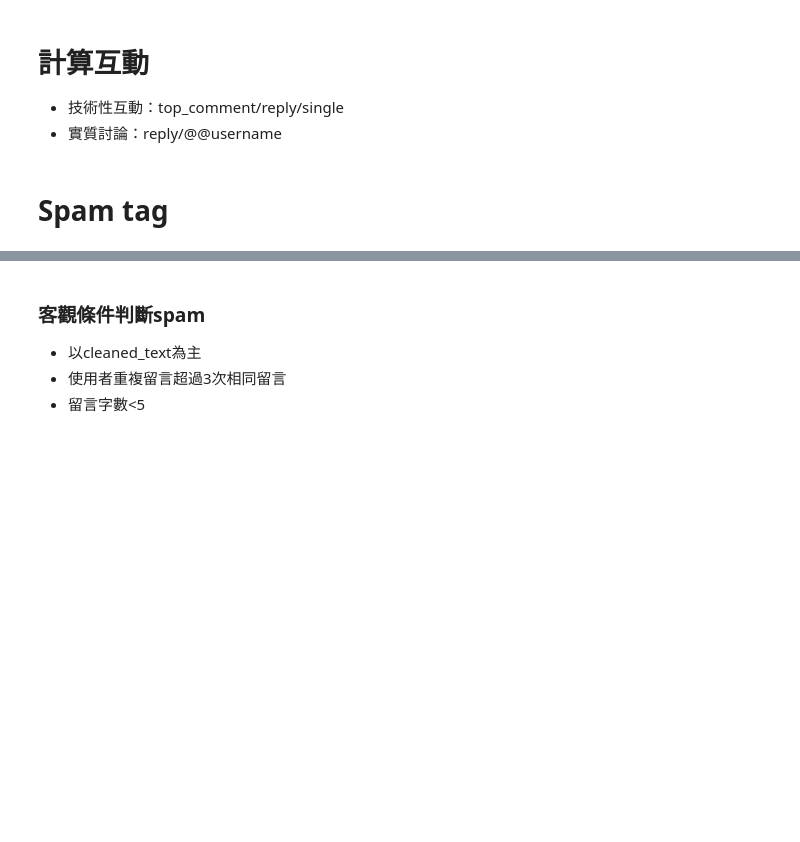
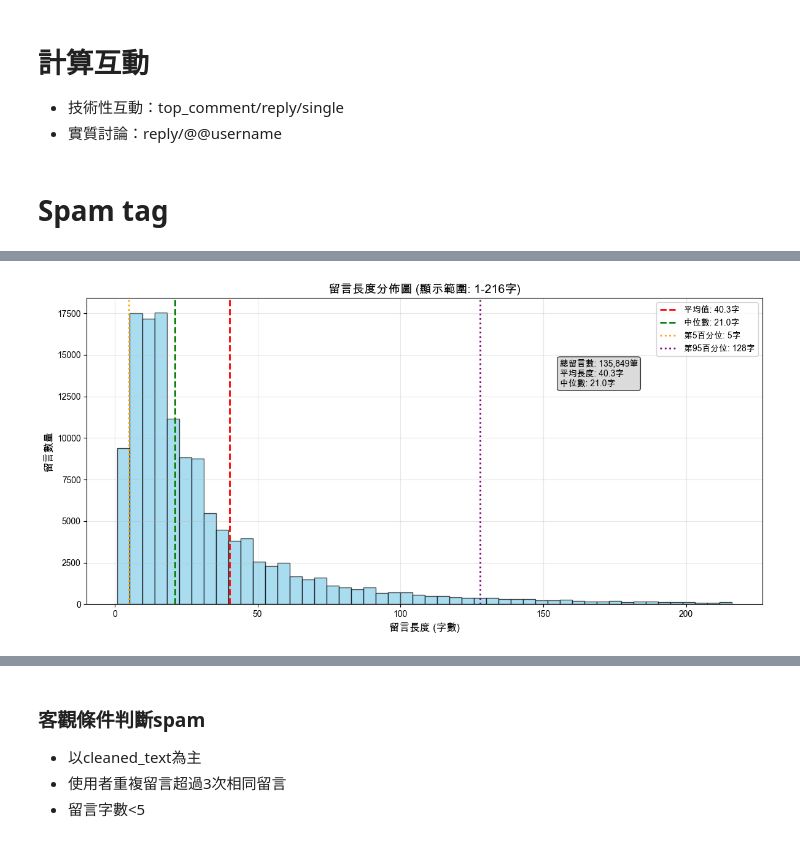
Before and after one commit to yuchingW/Hello_Comment, a Jupyter notebook: main.ipynb, the cells around one changed output, grey strips where cells are left out. Cells and saved outputs as stored; diff of their text form; code cells hidden in the pictures; blank space fills up the shorter version.

```diff
--- a/main.ipynb
+++ b/main.ipynb
@@ -225,0 +268,87 @@ def count_dc_group(df: pd.DataFrame) -> pd.DataFrame:
+# %%
+# 計算統計數據
+import numpy as np
+import matplotlib.pyplot as plt
+import matplotlib.font_manager as fm
+import pandas as pd
+
+cleaned_comment_df = pd.read_csv('for_gpt_tag/all_comments_df.csv', encoding='utf-8')
+
+# settingn word font
+plt.rcParams['font.sans-serif'] = ['PingFang SC', 'Arial Unicode MS', 'Helvetica']
+plt.rcParams['axes.unicode_minus'] = False
+
+exit()
+length_stats = cleaned_comment_df['length'].describe()
+print("\n📊 留言長度統計:")
+print(length_stats)
+
+# 計算關鍵百分位數
+percentiles = [1, 5, 10, 25, 50, 75, 90, 95, 99]
+print(f"\n📈 百分位數:")
+for p in percentiles:
+    value = cleaned_comment_df['length'].quantile(p/100)
+    print(f"第{p:2d}百分位: {value:5.1f} 字")
+
+# 建議的過濾標準
+very_short_threshold = cleaned_comment_df['length'].quantile(0.05)
+very_long_threshold = cleaned_comment_df['length'].quantile(0.95)
+
+print(f"\n💡 建議的過濾標準:")
+print(f"極短留言過濾: < {max(3, very_short_threshold):.0f} 字")
+print(f"極長留言過濾: > {very_long_threshold:.0f} 字")
+print(f"常規範圍: {cleaned_comment_df['length'].quantile(0.05):.0f} - {cleaned_comment_df['length'].quantile(0.95):.0f} 字")
+
+# 極端值數量統計
+very_short_count = len(cleaned_comment_df[cleaned_comment_df['length'] <= very_short_threshold])
+very_long_count = len(cleaned_comment_df[cleaned_comment_df['length'] >= very_long_threshold])
+
+print(f"\n🔍 極端值數量:")
+print(f"極短留言: {very_short_count} 筆 ({very_short_count/len(cleaned_comment_df)*100:.2f}%)")
+print(f"極長留言: {very_long_count} 筆 ({very_long_count/len(cleaned_comment_df)*100:.2f}%)")
+
+# 繪製分佈圖
+plt.figure(figsize=(12, 6))
+
+# 限制顯示範圍（去除極端異常值以便更好觀察）
+display_max = cleaned_comment_df['length'].quantile(0.98)  # 第98百分位
+filtered_for_display = cleaned_comment_df[cleaned_comment_df['length'] <= display_max]['length']
+
+plt.hist(filtered_for_display, bins=50, color='skyblue', alpha=0.7, edgecolor='black')
+
+# 添加統計線
+plt.axvline(cleaned_comment_df['length'].mean(), color='red', linestyle='--',
+           label=f'平均值: {cleaned_comment_df["length"].mean():.1f}字', linewidth=2)
+plt.axvline(cleaned_comment_df['length'].median(), color='green', linestyle='--',
+           label=f'中位數: {cleaned_comment_df["length"].median():.1f}字', linewidth=2)
+plt.axvline(very_short_threshold, color='orange', linestyle=':',
+           label=f'第5百分位: {very_short_threshold:.0f}字', linewidth=2)
+plt.axvline(very_long_threshold, color='purple', linestyle=':',
+           label=f'第95百分位: {cleaned_comment_df["length"].quantile(0.95):.0f}字', linewidth=2)
+
+plt.title(f'留言長度分佈圖 (顯示範圍: 1-{display_max:.0f}字)', fontsize=14, fontweight='bold')
+plt.xlabel('留言長度 (字數)', fontsize=12)
+plt.ylabel('留言數量', fontsize=12)
+plt.legend(fontsize=10)
+plt.grid(True, alpha=0.3)
+
+# 添加統計信息文本
+stats_text = f"總留言數: {len(cleaned_comment_df):,}筆\n"
+stats_text += f"平均長度: {cleaned_comment_df['length'].mean():.1f}字\n"
+stats_text += f"中位數: {cleaned_comment_df['length'].median():.1f}字"
+
+plt.text(0.7, 0.8, stats_text, transform=plt.gca().transAxes,
+         bbox=dict(boxstyle="round,pad=0.3", facecolor="lightgray", alpha=0.8),
+         fontsize=10, verticalalignment='top')
+
+plt.tight_layout()
+plt.savefig('for_gpt_tag/comment_length_distribution.png', dpi=300, bbox_inches='tight')
+plt.show()
+
+# 保存完整資料
+# cleaned_comment_df.to_csv('for_gpt_tag/all_comments_with_length.csv', index=False, encoding='utf-8-sig')
+
+print(f"\n✅ 分析完成！")
+print(f"📁 完整資料已儲存到: for_gpt_tag/all_comments_with_length.csv")
+print(f"📁 分佈圖已儲存到: for_gpt_tag/comment_length_distribution.png")
+# %% [output]
@@ -225,0 +372 @@ def count_dc_group(df: pd.DataFrame) -> pd.DataFrame:
+[figure, added]
```
Also changed, not shown: parts of 12 cells of this notebook, 1 other file.
